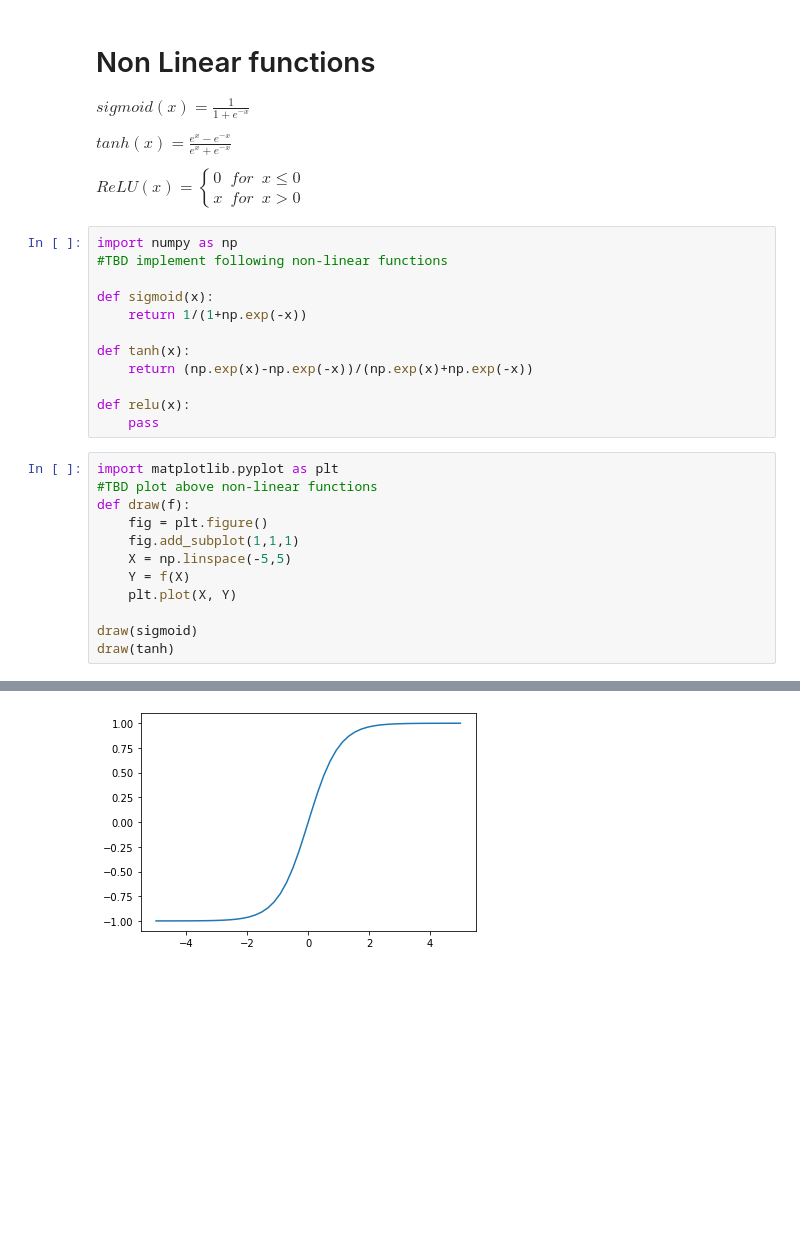
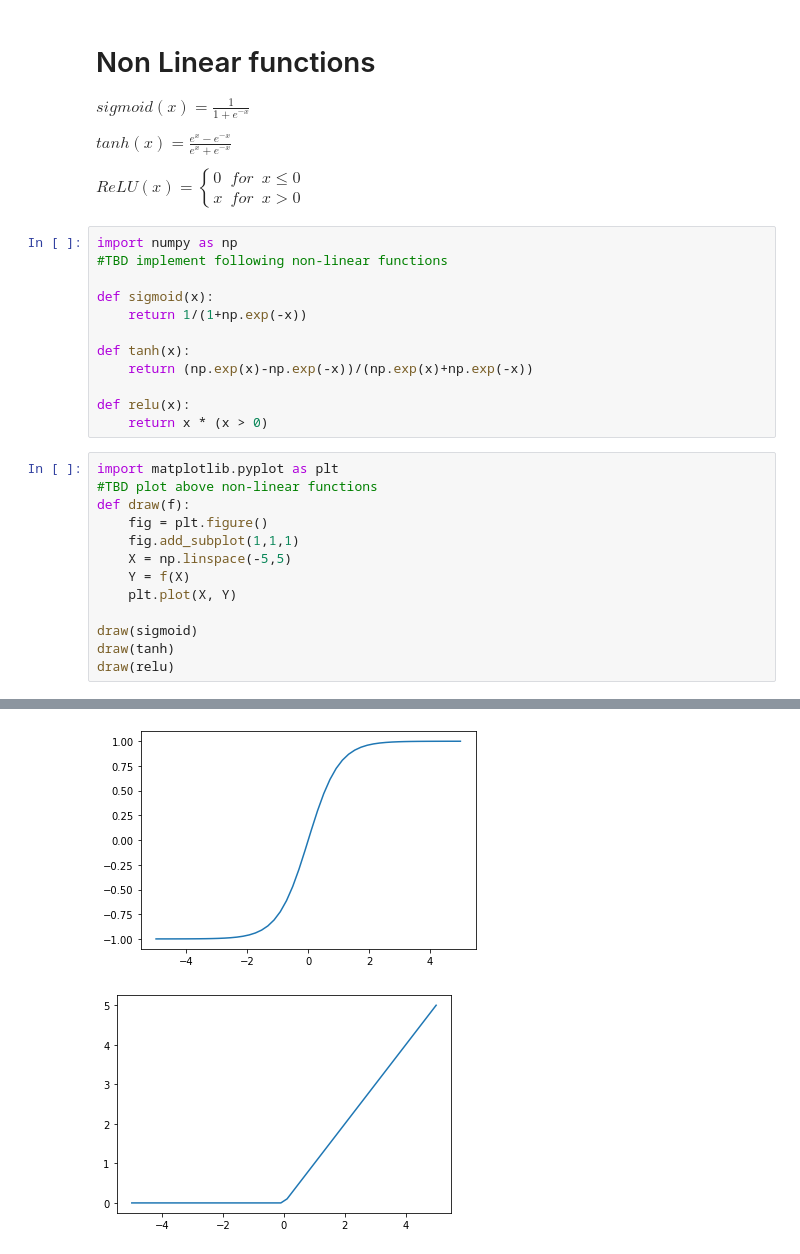
Before and after one commit to dchipping/pml, a Jupyter notebook: course/Problem010_NonLinear/010.ipynb, the cells around one changed output, grey strips where cells are left out. Drawn from its saved outputs; the diff is of its cells as text; blank space fills up the shorter version.

```diff
--- a/course/Problem010_NonLinear/010.ipynb
+++ b/course/Problem010_NonLinear/010.ipynb
@@ -27,19 +27,21 @@ def tanh(x):
     return (np.exp(x)-np.exp(-x))/(np.exp(x)+np.exp(-x))
 
 def relu(x):
-    pass
+    return x * (x > 0)
 # %%
 import matplotlib.pyplot as plt
 #TBD plot above non-linear functions
 def draw(f):
     fig = plt.figure()
     fig.add_subplot(1,1,1)
     X = np.linspace(-5,5)
     Y = f(X)
     plt.plot(X, Y)
 
 draw(sigmoid)
 draw(tanh)
+draw(relu)
 # %% [output]
 [figure]
 [figure]
+[figure, added]
```
Also changed, not shown: 5 other files.
